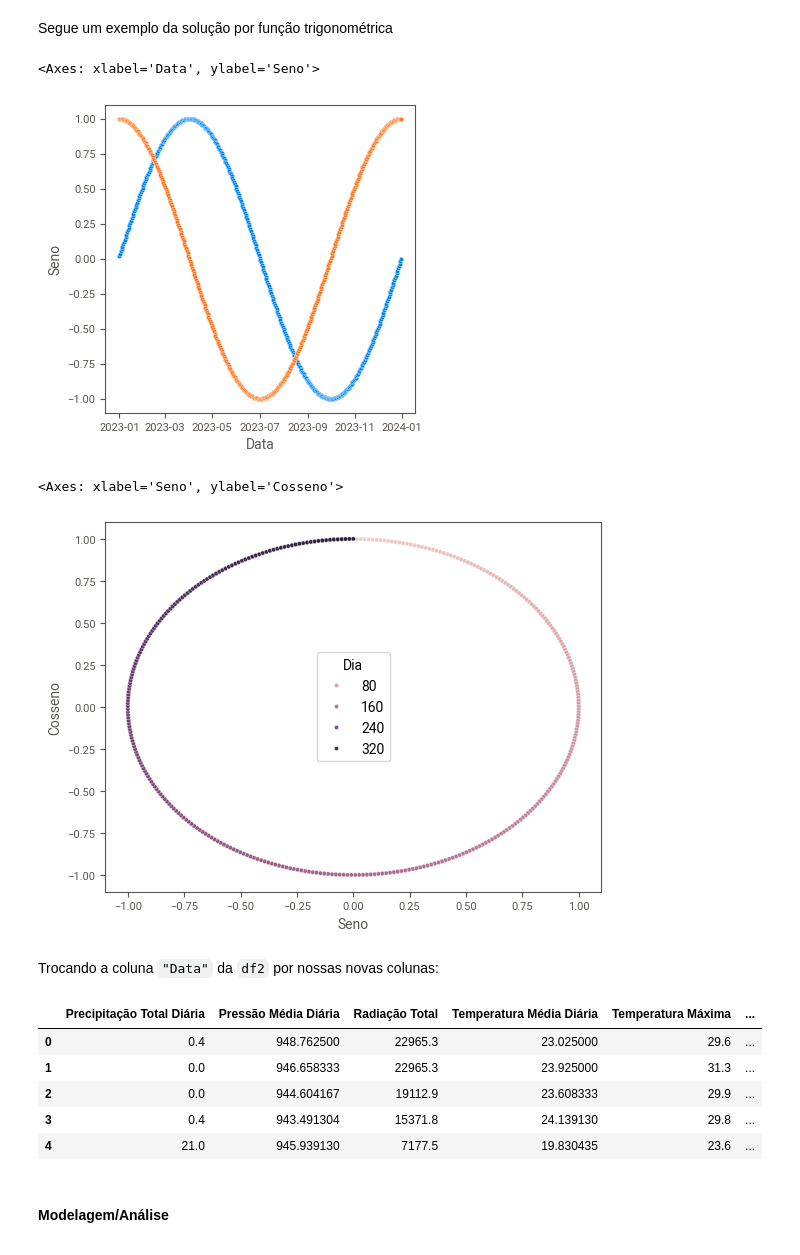
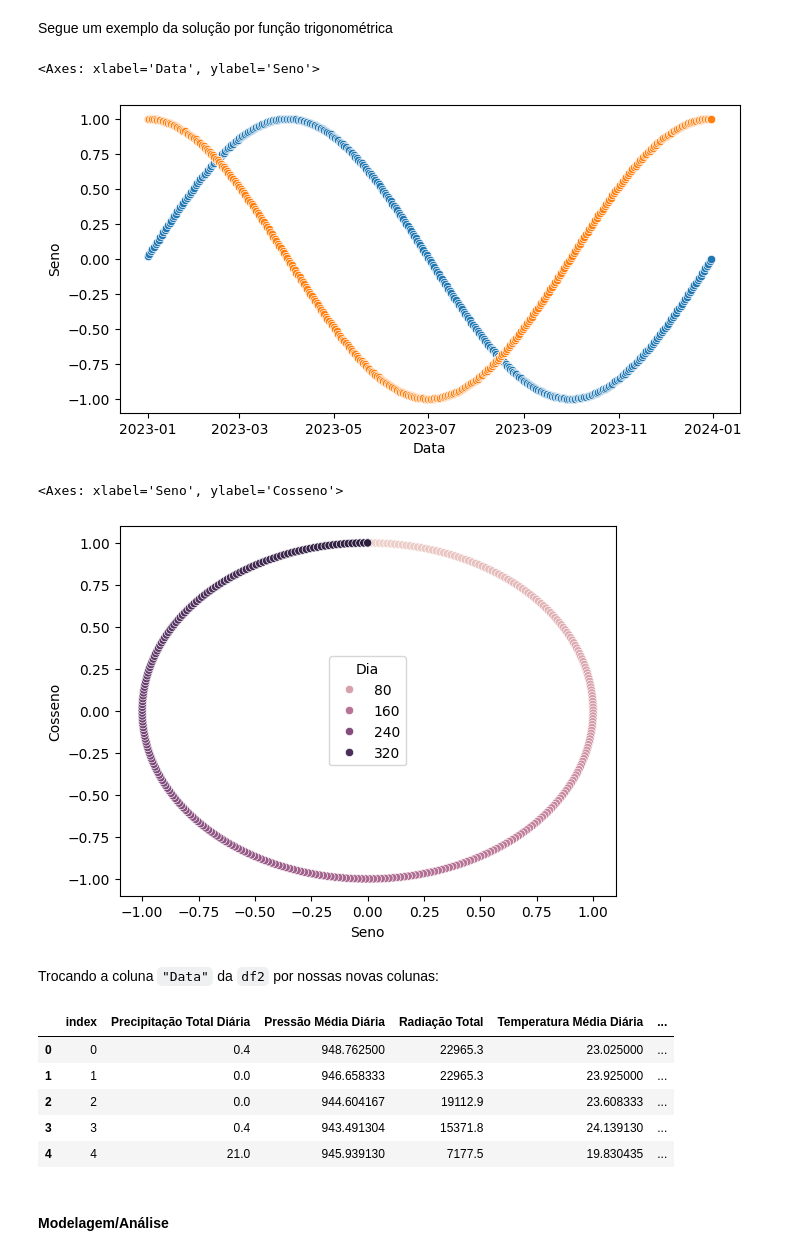
Before and after one commit to JCFDGG/LOB1266-PUB, a Jupyter notebook: aulas/aula_06_classifiers/06_classifiers.ipynb, the cells around one changed output. Cells and saved outputs as stored; diff of their text form; code cells hidden in the pictures.

Commit message:
fix: change dataframe variable names and OOP

```diff
--- a/aulas/aula_06_classifiers/06_classifiers.ipynb
+++ b/aulas/aula_06_classifiers/06_classifiers.ipynb
@@ -104,6 +104,10 @@ Mas primeiro, vamos mudar a coluna `"Data"` para algo numérico:
 # %%
 df_03_datadia = df_02_ffill.copy().reset_index() # Reinicia o índice de df3
 
+df_03_datadia = df_03_datadia.drop(columns=['index']) # Remove a coluna index
+
+df_03_datadia['Data'] = pd.to_datetime(df_03_datadia['Data'], format='%Y-%m-%d') # Converte a coluna Data para datetime
+
 df_03_datadia['Data'] = df_03_datadia.Data.dt.dayofyear # Muda a coluna Data para o dia do ano
 # %%
 # Todos os grupos treino/testes são definidos juntos na mesma linha:
@@ -638,34 +633,34 @@ import numpy as np
 Segue um exemplo da solução por função trigonométrica
 # %%
 # Cria uma DataFrame contendo apenas a coluna Data
-df_periodo = pd.DataFrame(df_concat.reset_index().Data)
+df_periodo = pd.DataFrame(pd.to_datetime(df_02_ffill.Data))
 
 # Cria uma coluna chamada Dia, com o dia do ano
-df_periodo['Dia'] = df_concat.reset_index().Data.dt.dayofyear
+df_periodo['Dia'] = df_03_datadia.Data
 
 # Cria uma coluna seno, transformando o dia em uma parte do circulo trigonométrico
 df_periodo['Seno'] = df_periodo.Dia.map(lambda x: np.sin(2*np.pi*x/365))
 
 # Cria uma coluna cosseno, transformando o dia em uma parte do circulo trigonométrico
 df_periodo['Cosseno']  = df_periodo.Dia.map(lambda x: np.cos(2*np.pi*x/365))
 
 # fig, ax para gráficos
-fig, ax = plt.subplots(figsize=(4,4))
+fig, ax = plt.subplots(figsize=(8,4))
 
 # Gráfico de Data/Seno
 sns.scatterplot(data=df_periodo, x='Data', y='Seno', ax=ax)
 
 # Gráfico de Data/Cosseno
 sns.scatterplot(data=df_periodo, x='Data', y='Cosseno', ax=ax)
 # %% [output]
 <Axes: xlabel='Data', ylabel='Seno'>
-[figure, old version]
+[figure, new version]
 # %%
 # Cria um gráfico de Seno/Cosseno, com a cor do ponto sendo o dia.
 sns.scatterplot(data=df_periodo, x='Seno', y="Cosseno", hue="Dia")
 # %% [output]
 <Axes: xlabel='Seno', ylabel='Cosseno'>
-[figure, old version]
+[figure, new version]
 # %% [markdown]
 Trocando a coluna `"Data"` da `df2` por nossas novas colunas:
 # %%
@@ -678,12 +673,12 @@ df_periodo_2[['Seno', 'Cosseno']] = df_periodo[['Seno', 'Cosseno']]
 # Mostra as 5 primeiras linhas
 df_periodo_2.head()
 # %% [output]
-|  | Precipitação Total Diária | Pressão Média Diária | Radiação Total | Temperatura Média Diária | Temperatura Máxima | ... |
-| 0 | 0.4 | 948.762500 | 22965.3 | 23.025000 | 29.6 | ... |
-| 1 | 0.0 | 946.658333 | 22965.3 | 23.925000 | 31.3 | ... |
-| 2 | 0.0 | 944.604167 | 19112.9 | 23.608333 | 29.9 | ... |
-| 3 | 0.4 | 943.491304 | 15371.8 | 24.139130 | 29.8 | ... |
-| 4 | 21.0 | 945.939130 | 7177.5 | 19.830435 | 23.6 | ... |
+|  | index | Precipitação Total Diária | Pressão Média Diária | Radiação Total | Temperatura Média Diária | ... |
+| 0 | 0 | 0.4 | 948.762500 | 22965.3 | 23.025000 | ... |
+| 1 | 1 | 0.0 | 946.658333 | 22965.3 | 23.925000 | ... |
+| 2 | 2 | 0.0 | 944.604167 | 19112.9 | 23.608333 | ... |
+| 3 | 3 | 0.4 | 943.491304 | 15371.8 | 24.139130 | ... |
+| 4 | 4 | 21.0 | 945.939130 | 7177.5 | 19.830435 | ... |
 # %% [markdown]
 #### Modelagem/Análise
 # %% [markdown]
```
Also changed, not shown: parts of 15 cells of this notebook.
